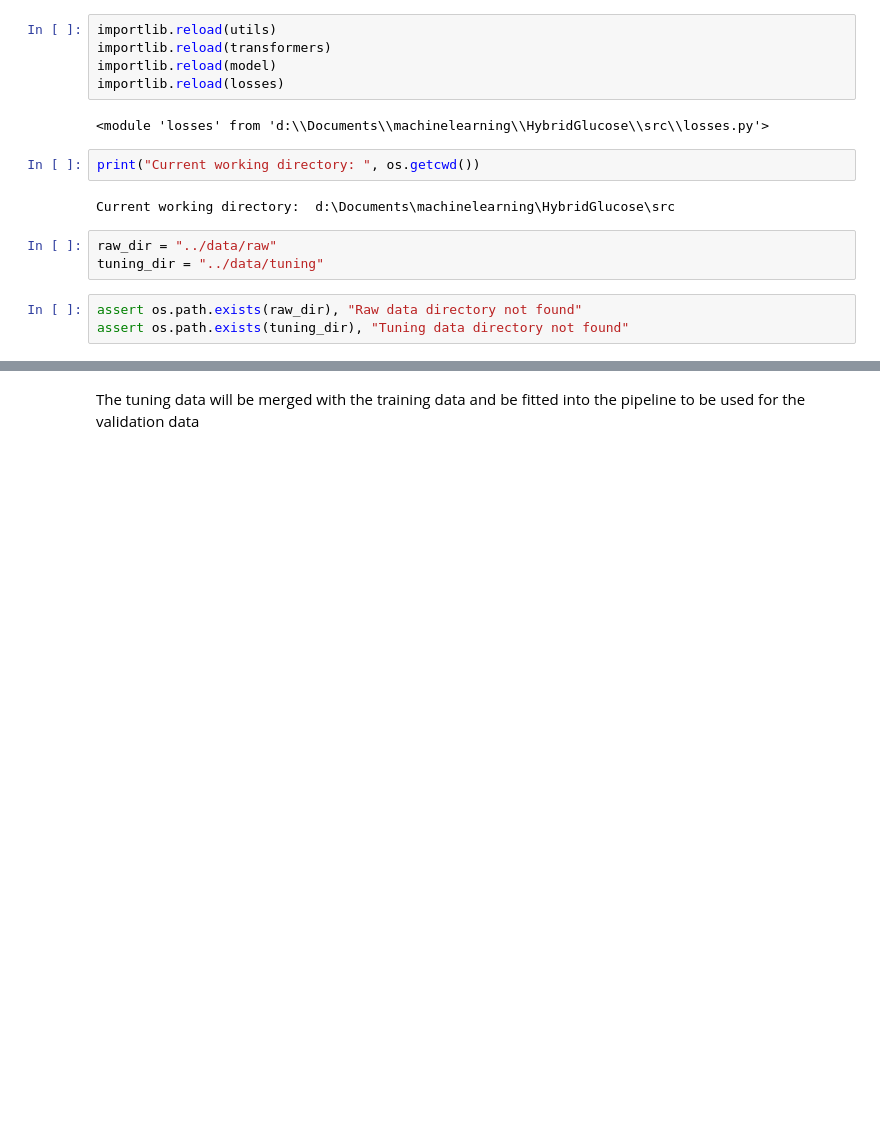
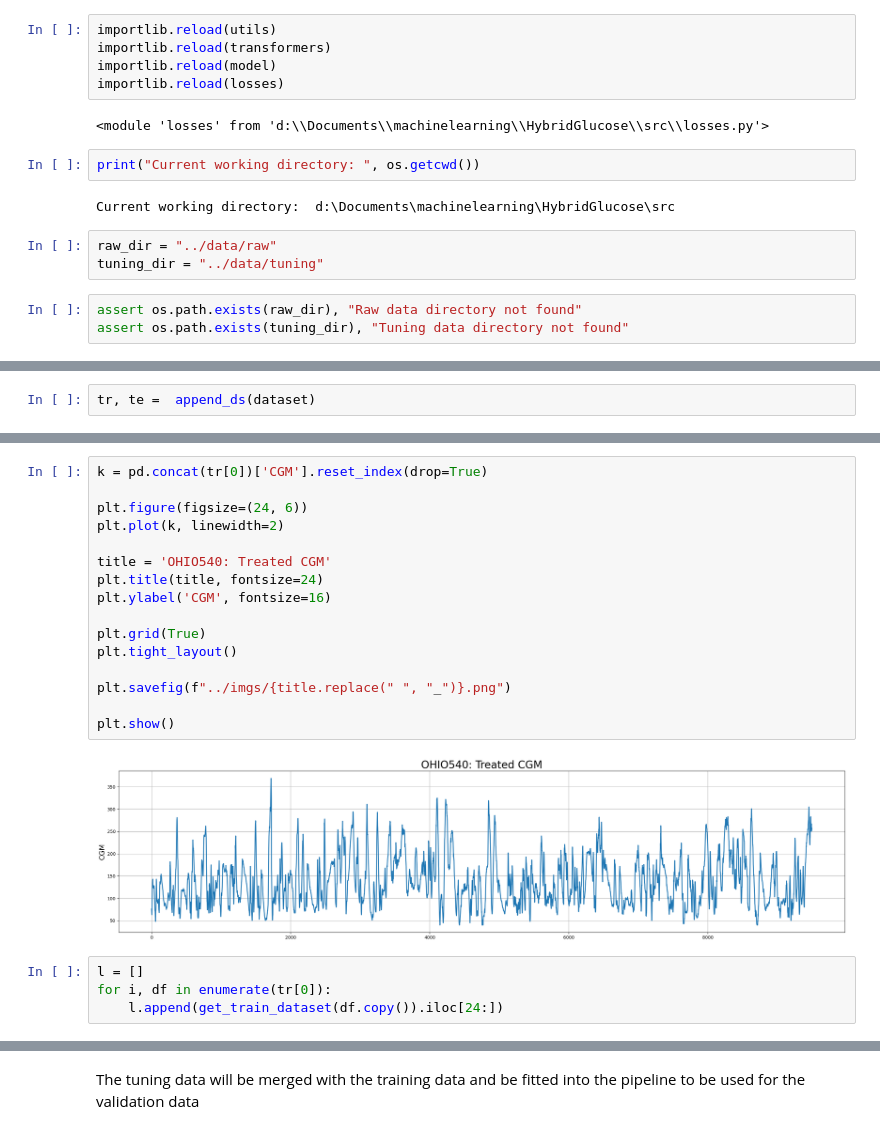
Before and after one commit to Khochawongwat/GlucoseFromRollingBollingers, a Jupyter notebook: src/model.ipynb, the cells around one changed output, grey strips where cells are left out. Saved outputs shown, nothing was run; the diff lists cells and outputs as text; blank space fills up the shorter version.

```diff
--- a/src/model.ipynb
+++ b/src/model.ipynb
@@ -103,0 +180,2 @@ See the caveats in the documentation: https://pandas.pydata.org/pandas-docs/stab
+# %%
+tr, te =  append_ds(dataset)
@@ -103,0 +200,22 @@ See the caveats in the documentation: https://pandas.pydata.org/pandas-docs/stab
+# %%
+k = pd.concat(tr[0])['CGM'].reset_index(drop=True)
+
+plt.figure(figsize=(24, 6))
+plt.plot(k, linewidth=2)
+
+title = 'OHIO540: Treated CGM'
+plt.title(title, fontsize=24)
+plt.ylabel('CGM', fontsize=16)
+
+plt.grid(True)
+plt.tight_layout()
+
+plt.savefig(f"../imgs/{title.replace(" ", "_")}.png")
+
+plt.show()
+# %% [output]
+[figure, added]
+# %%
+l = []
+for i, df in enumerate(tr[0]):
+    l.append(get_train_dataset(df.copy()).iloc[24:])
```
Also changed, not shown: parts of 31 cells of this notebook, 26 other files.
